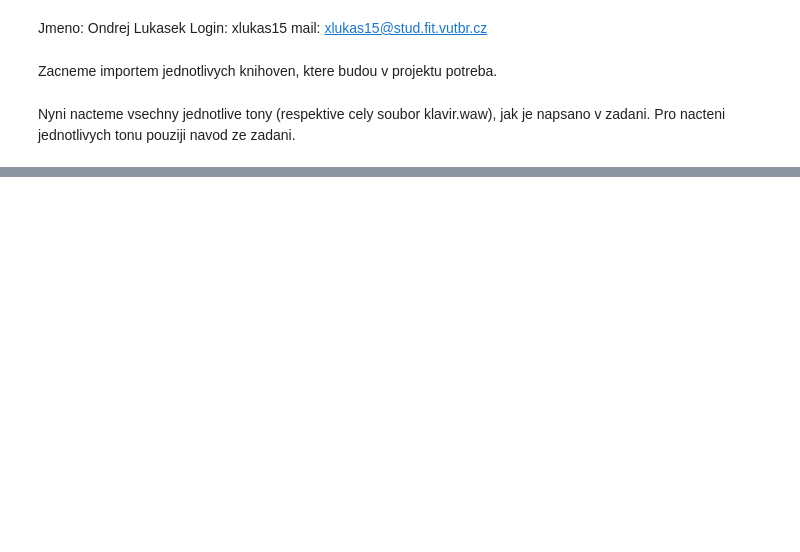
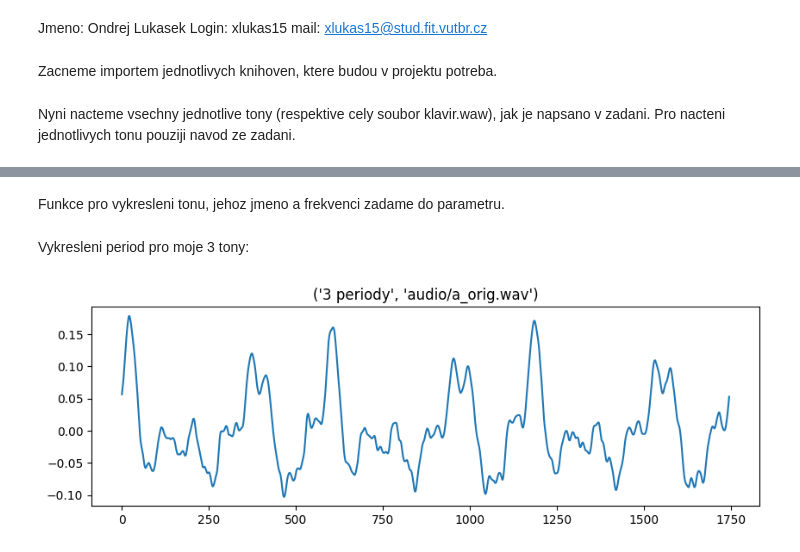
Before and after one commit to MOONYROS/VUT-ISS-project, a Jupyter notebook: xlukas15.ipynb, the cells around one changed output, grey strips where cells are left out. Saved outputs shown, nothing was run; the diff lists cells and outputs as text; code cells hidden in the pictures; blank space fills up the shorter version.

```diff
--- a/xlukas15.ipynb
+++ b/xlukas15.ipynb
@@ -83,17 +58,0 @@ plt.grid(alpha=0.5, linestyle='--')
-# %%
-s, Fs = sf.read('audio/c_orig.wav') # POTREBA ZOBRAZIT JENOM 3 PERIODY
-display(Audio(s, rate=Fs)) # pozdeji potreba smazat
-N = s.size
-s_seg_spec = np.fft.fft(s)
-G = 10 * np.log10(1/N * np.abs(s_seg_spec)**2)
-
-f = np.arange(G.size) / N * Fs
-
-plt.figure(figsize=(10, 3))
-#plt.plot(f[:f.size//2+1], G[:G.size//2+1])
-plt.plot(f[:f.size//2], G[:G.size//2])
-#plt.plot(f, G)
-
-plt.xlabel('$f[Hz]$')
-plt.title('Spektralni hustota vykonu [dB]')
-plt.grid(alpha=0.5, linestyle='--')
@@ -102,0 +59,21 @@ plt.grid(alpha=0.5, linestyle='--')
+# %% [markdown]
+Funkce pro vykresleni tonu, jehoz jmeno a frekvenci zadame do parametru.
+# %%
+def periodPrint(fileName, toneFreq):
+    s, Fs = sf.read(fileName)
+    N = s.size
+    period = 1 / toneFreq
+    sample = int(N * period)
+    plt.figure(figsize=(10, 3))
+    graphTitle = '3 periody', fileName
+    plt.title(graphTitle)
+    plt.plot(s[:6 * sample])
+    plt.show()
+# %% [markdown]
+Vykresleni period pro moje 3 tony:
+# %%
+periodPrint('audio/a_orig.wav', 82.41)
+periodPrint('audio/b_orig.wav', 659.26)
+periodPrint('audio/c_orig.wav', 3520.00)
+# %% [output]
+[figure, added]
```
Also changed, not shown: parts of 7 cells of this notebook.
